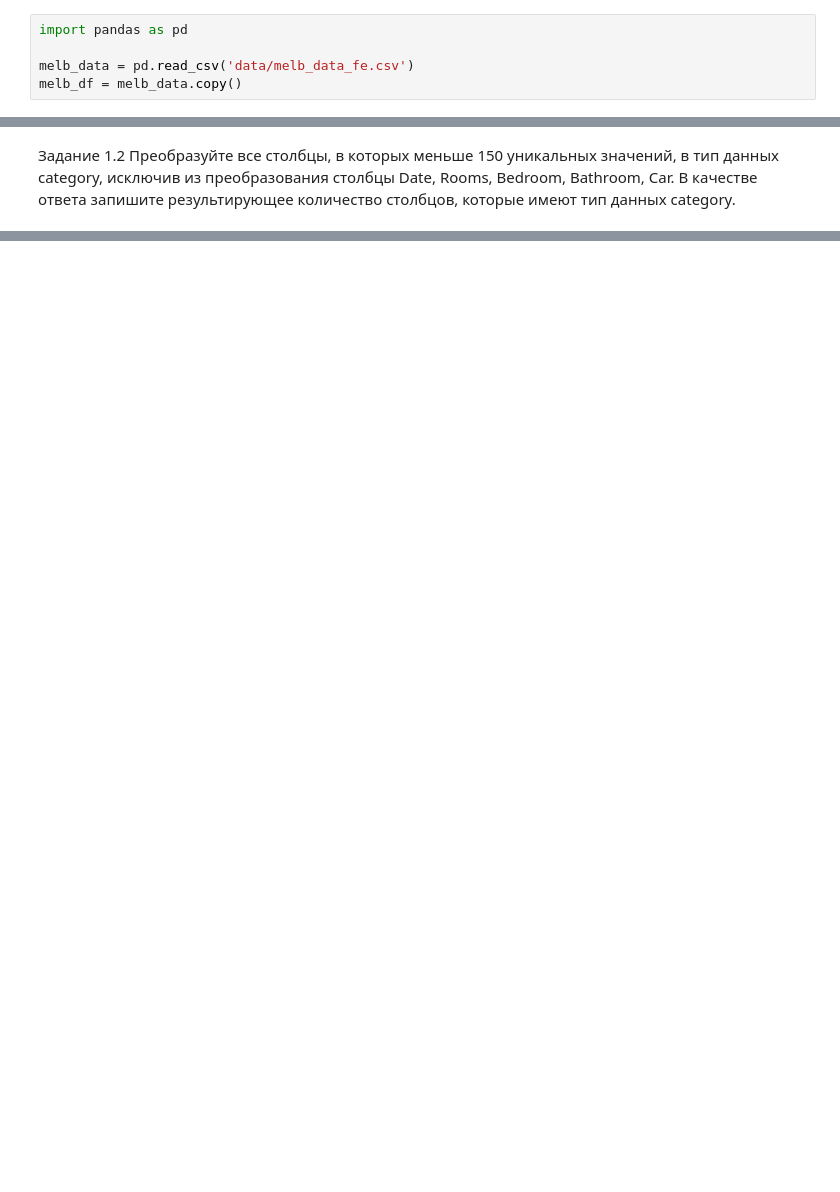
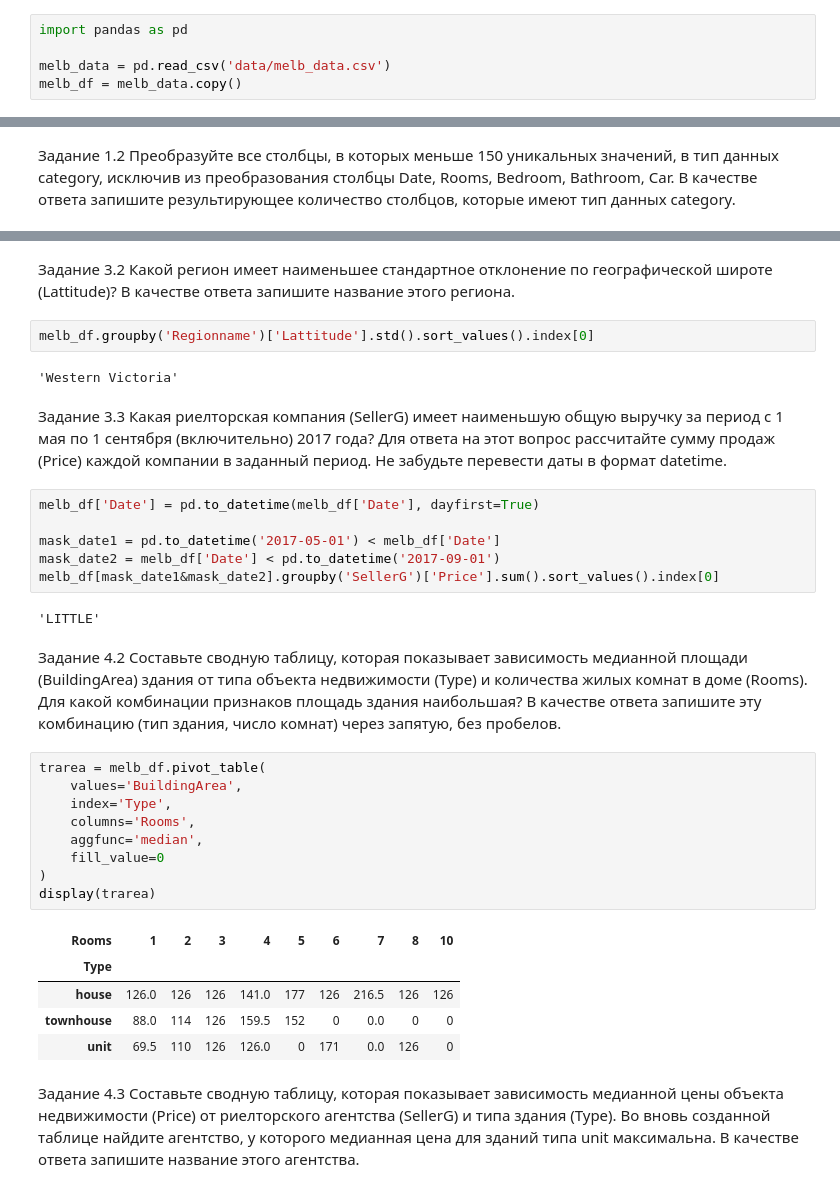
Before and after one commit to inconstant1313/Sandbox, a Jupyter notebook: DSPR_119/Python_12/Pandas3_practice.ipynb, the cells around one changed output, grey strips where cells are left out. Saved outputs shown, nothing was run; the diff lists cells and outputs as text; blank space fills up the shorter version.

```diff
--- a/DSPR_119/Python_12/Pandas3_practice.ipynb
+++ b/DSPR_119/Python_12/Pandas3_practice.ipynb
@@ -3,7 +3,7 @@
 # %%
 import pandas as pd
 
-melb_data = pd.read_csv('data/melb_data_fe.csv')
+melb_data = pd.read_csv('data/melb_data.csv')
 melb_df = melb_data.copy()
 # %% [markdown]
 Задание 1.1 Преобразуйте столбец Date в формат datetime и выделите квартал (quarter) продажи объектов недвижимости. Найдите второй по популярности квартал продажи. В качестве ответа запишите число объектов, проданных в этом квартале.
@@ -44,0 +67,42 @@ None
+# %% [markdown]
+Задание 3.2 Какой регион имеет наименьшее стандартное отклонение по географической широте (Lattitude)?
+В качестве ответа запишите название этого региона.
+# %%
+melb_df.groupby('Regionname')['Lattitude'].std().sort_values().index[0]
+# %% [output]
+'Western Victoria'
+# %% [markdown]
+Задание 3.3 Какая риелторская компания (SellerG) имеет наименьшую общую выручку за период с 1 мая по 1 сентября (включительно) 2017 года?
+Для ответа на этот вопрос рассчитайте сумму продаж (Price) каждой компании в заданный период.
+Не забудьте перевести даты в формат datetime.
+# %%
+melb_df['Date'] = pd.to_datetime(melb_df['Date'], dayfirst=True)
+
+mask_date1 = pd.to_datetime('2017-05-01') < melb_df['Date']
+mask_date2 = melb_df['Date'] < pd.to_datetime('2017-09-01')
+melb_df[mask_date1&mask_date2].groupby('SellerG')['Price'].sum().sort_values().index[0]
+# %% [output]
+'LITTLE'
+# %% [markdown]
+Задание 4.2
+Составьте сводную таблицу, которая показывает зависимость медианной площади (BuildingArea) здания от типа объекта недвижимости (Type) и количества жилых комнат в доме (Rooms). Для какой комбинации признаков площадь здания наибольшая?
+В качестве ответа запишите эту комбинацию (тип здания, число комнат) через запятую, без пробелов.
+# %%
+trarea = melb_df.pivot_table(
+    values='BuildingArea',
+    index='Type',
+    columns='Rooms',
+    aggfunc='median',
+    fill_value=0
+)
+display(trarea)
+# %% [output]
+| Rooms | 1 | 2 | 3 | 4 | 5 | 6 | 7 | 8 | 10 |
+| Type |  |  |  |  |  |  |  |  |  |
+| house | 126.0 | 126 | 126 | 141.0 | 177 | 126 | 216.5 | 126 | 126 |
+| townhouse | 88.0 | 114 | 126 | 159.5 | 152 | 0 | 0.0 | 0 | 0 |
+| unit | 69.5 | 110 | 126 | 126.0 | 0 | 171 | 0.0 | 126 | 0 |
+# %% [markdown]
+Задание 4.3
+Составьте сводную таблицу, которая показывает зависимость медианной цены объекта недвижимости (Price) от риелторского агентства (SellerG) и типа здания (Type).
+Во вновь созданной таблице найдите агентство, у которого медианная цена для зданий типа unit максимальна. В качестве ответа запишите название этого агентства.
```
Also changed, not shown: parts of 43 cells of this notebook, 16 other files.
